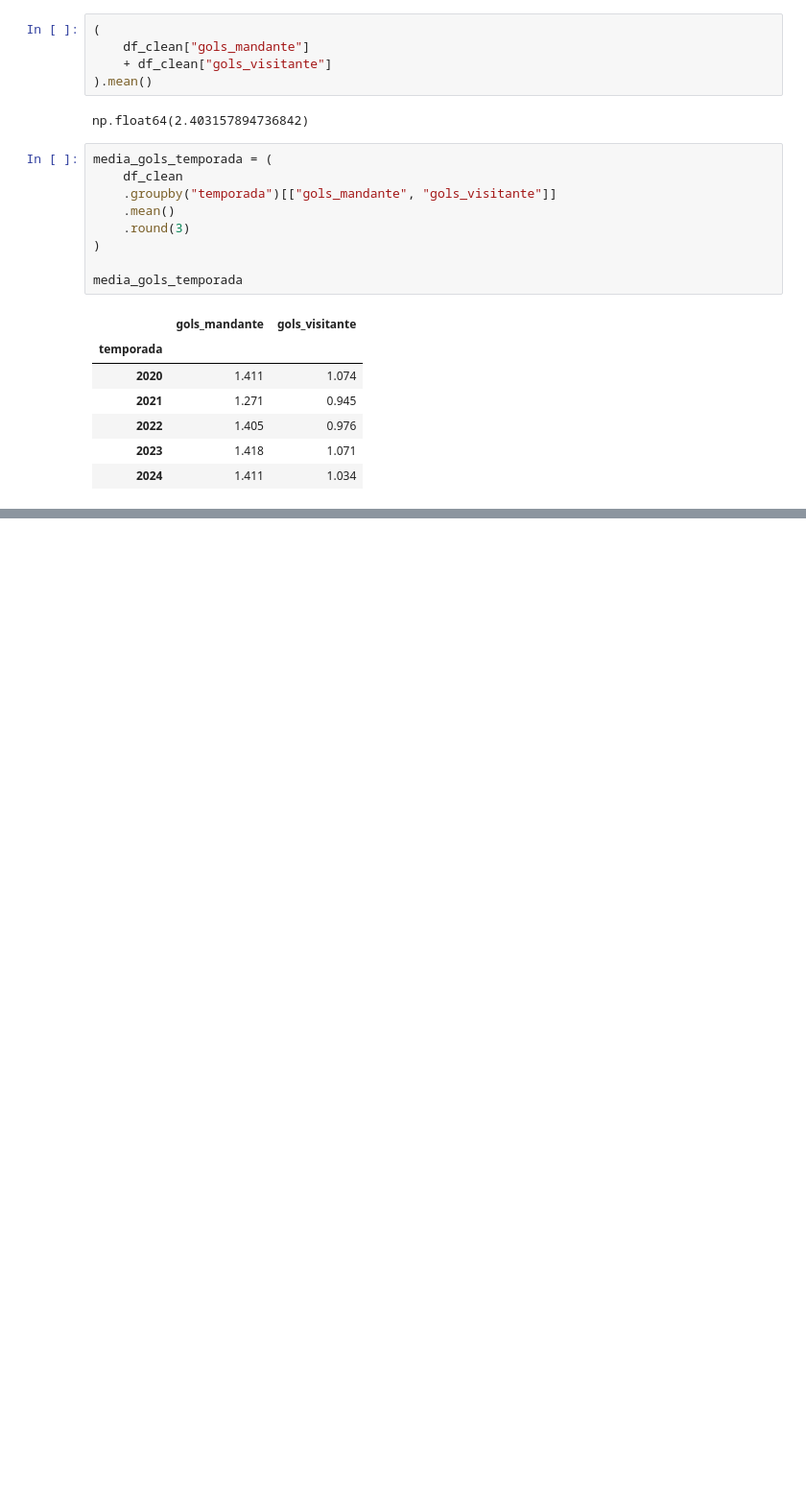
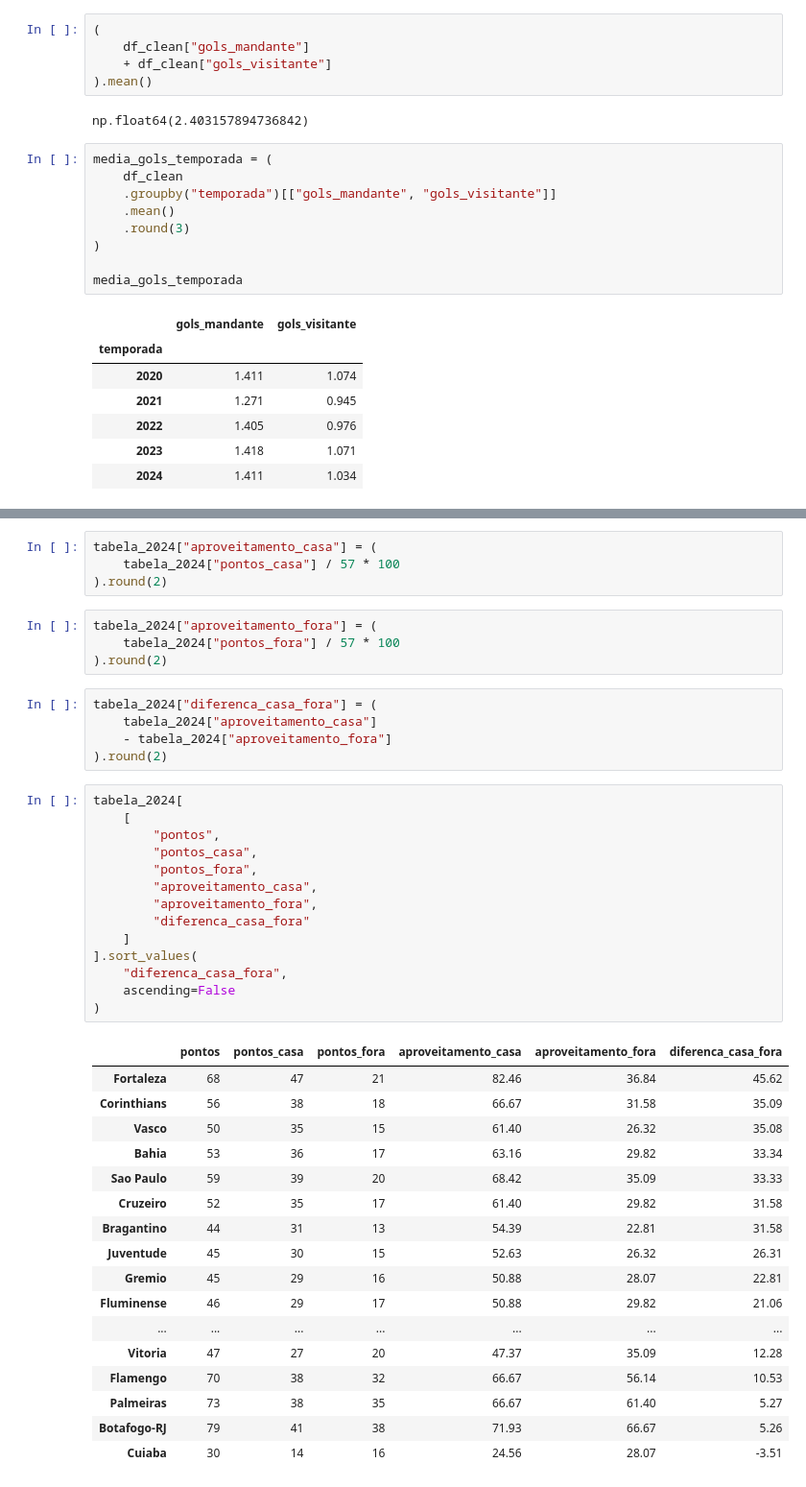
Before and after one commit to mvk999/brasileirao-predictor, a Jupyter notebook: notebooks/01_data_understanding.ipynb, the cells around one changed output, grey strips where cells are left out. Shown at 96% size. Drawn from its saved outputs; the diff is of its cells as text; blank space fills up the shorter version.

```diff
--- a/notebooks/01_data_understanding.ipynb
+++ b/notebooks/01_data_understanding.ipynb
@@ -727,0 +983,45 @@ media_gols_temporada
+# %%
+tabela_2024["aproveitamento_casa"] = (
+    tabela_2024["pontos_casa"] / 57 * 100
+).round(2)
+# %%
+tabela_2024["aproveitamento_fora"] = (
+    tabela_2024["pontos_fora"] / 57 * 100
+).round(2)
+# %%
+tabela_2024["diferenca_casa_fora"] = (
+    tabela_2024["aproveitamento_casa"]
+    - tabela_2024["aproveitamento_fora"]
+).round(2)
+# %%
+tabela_2024[
+    [
+        "pontos",
+        "pontos_casa",
+        "pontos_fora",
+        "aproveitamento_casa",
+        "aproveitamento_fora",
+        "diferenca_casa_fora"
+    ]
+].sort_values(
+    "diferenca_casa_fora",
+    ascending=False
+)
+# %% [output]
+|  | pontos | pontos_casa | pontos_fora | aproveitamento_casa | aproveitamento_fora | diferenca_casa_fora |
+| Fortaleza | 68 | 47 | 21 | 82.46 | 36.84 | 45.62 |
+| Corinthians | 56 | 38 | 18 | 66.67 | 31.58 | 35.09 |
+| Vasco | 50 | 35 | 15 | 61.40 | 26.32 | 35.08 |
+| Bahia | 53 | 36 | 17 | 63.16 | 29.82 | 33.34 |
+| Sao Paulo | 59 | 39 | 20 | 68.42 | 35.09 | 33.33 |
+| Cruzeiro | 52 | 35 | 17 | 61.40 | 29.82 | 31.58 |
+| Bragantino | 44 | 31 | 13 | 54.39 | 22.81 | 31.58 |
+| Juventude | 45 | 30 | 15 | 52.63 | 26.32 | 26.31 |
+| Gremio | 45 | 29 | 16 | 50.88 | 28.07 | 22.81 |
+| Fluminense | 46 | 29 | 17 | 50.88 | 29.82 | 21.06 |
+| ... | ... | ... | ... | ... | ... | ... |
+| Vitoria | 47 | 27 | 20 | 47.37 | 35.09 | 12.28 |
+| Flamengo | 70 | 38 | 32 | 66.67 | 56.14 | 10.53 |
+| Palmeiras | 73 | 38 | 35 | 66.67 | 61.40 | 5.27 |
+| Botafogo-RJ | 79 | 41 | 38 | 71.93 | 66.67 | 5.26 |
+| Cuiaba | 30 | 14 | 16 | 24.56 | 28.07 | -3.51 |
```
Also changed, not shown: parts of 32 cells of this notebook, 4 other files.
